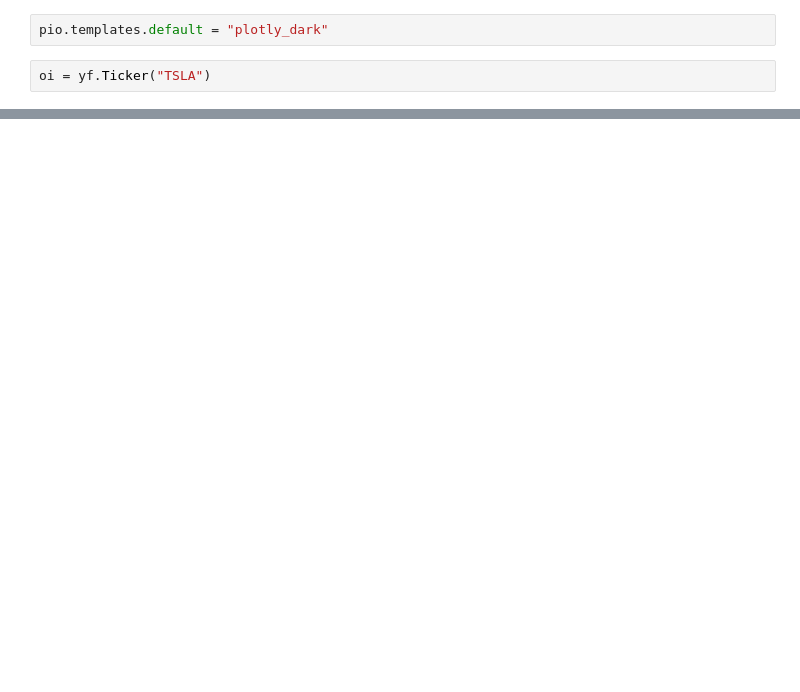
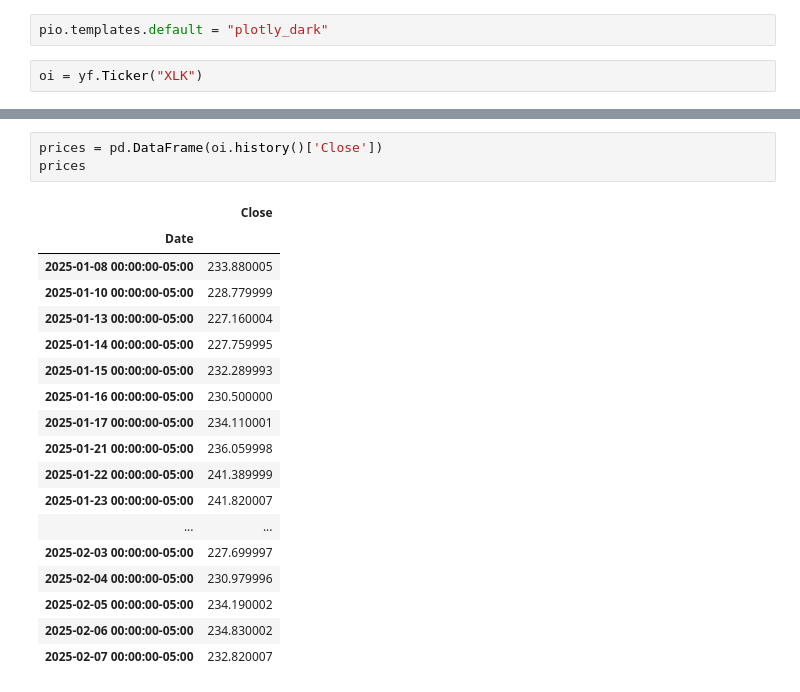
Before and after one commit to Hamza-joosub/StonksModels, a Jupyter notebook: WebAPP.ipynb, the cells around one changed output, grey strips where cells are left out. Cells and saved outputs as stored; diff of their text form; blank space fills up the shorter version.

```diff
--- a/WebAPP.ipynb
+++ b/WebAPP.ipynb
@@ -26,4 +29,4 @@ warnings.simplefilter(action='ignore', category=pd.errors.PerformanceWarning)
 # %%
 pio.templates.default = "plotly_dark"
 # %%
-oi = yf.Ticker("TSLA")
+oi = yf.Ticker("XLK")
@@ -49,0 +139,22 @@ oi.info
+# %%
+prices = pd.DataFrame(oi.history()['Close'])
+prices
+# %% [output]
+|  | Close |
+| Date |  |
+| 2025-01-08 00:00:00-05:00 | 233.880005 |
+| 2025-01-10 00:00:00-05:00 | 228.779999 |
+| 2025-01-13 00:00:00-05:00 | 227.160004 |
+| 2025-01-14 00:00:00-05:00 | 227.759995 |
+| 2025-01-15 00:00:00-05:00 | 232.289993 |
+| 2025-01-16 00:00:00-05:00 | 230.500000 |
+| 2025-01-17 00:00:00-05:00 | 234.110001 |
+| 2025-01-21 00:00:00-05:00 | 236.059998 |
+| 2025-01-22 00:00:00-05:00 | 241.389999 |
+| 2025-01-23 00:00:00-05:00 | 241.820007 |
+| ... | ... |
+| 2025-02-03 00:00:00-05:00 | 227.699997 |
+| 2025-02-04 00:00:00-05:00 | 230.979996 |
+| 2025-02-05 00:00:00-05:00 | 234.190002 |
+| 2025-02-06 00:00:00-05:00 | 234.830002 |
+| 2025-02-07 00:00:00-05:00 | 232.820007 |
```
Also changed, not shown: parts of 11 cells of this notebook, 1 other file.
